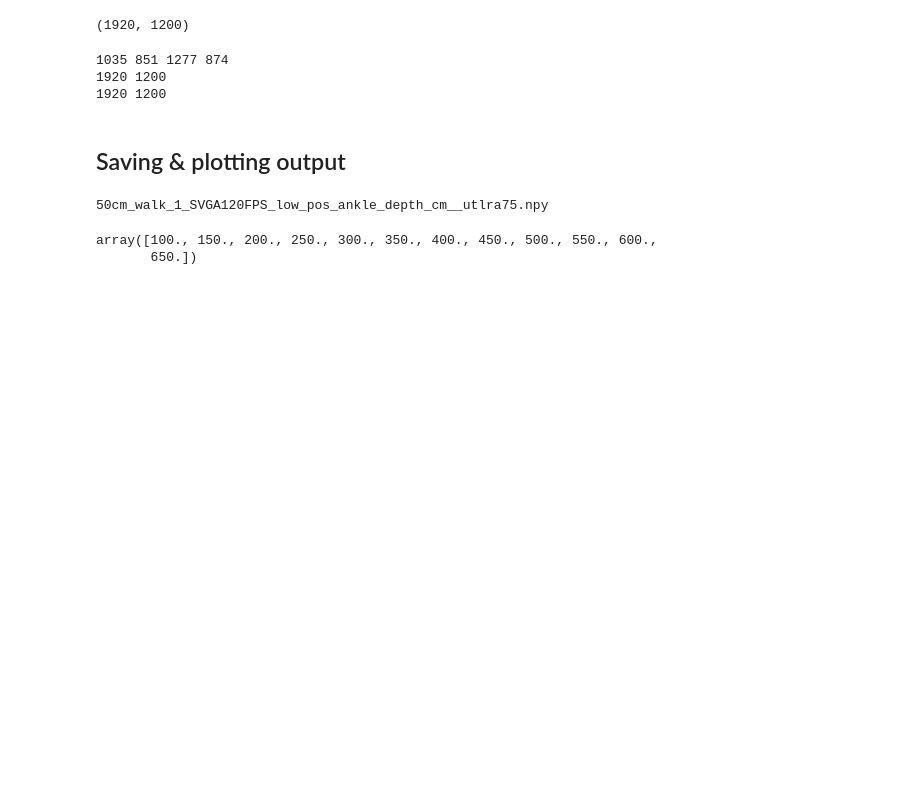
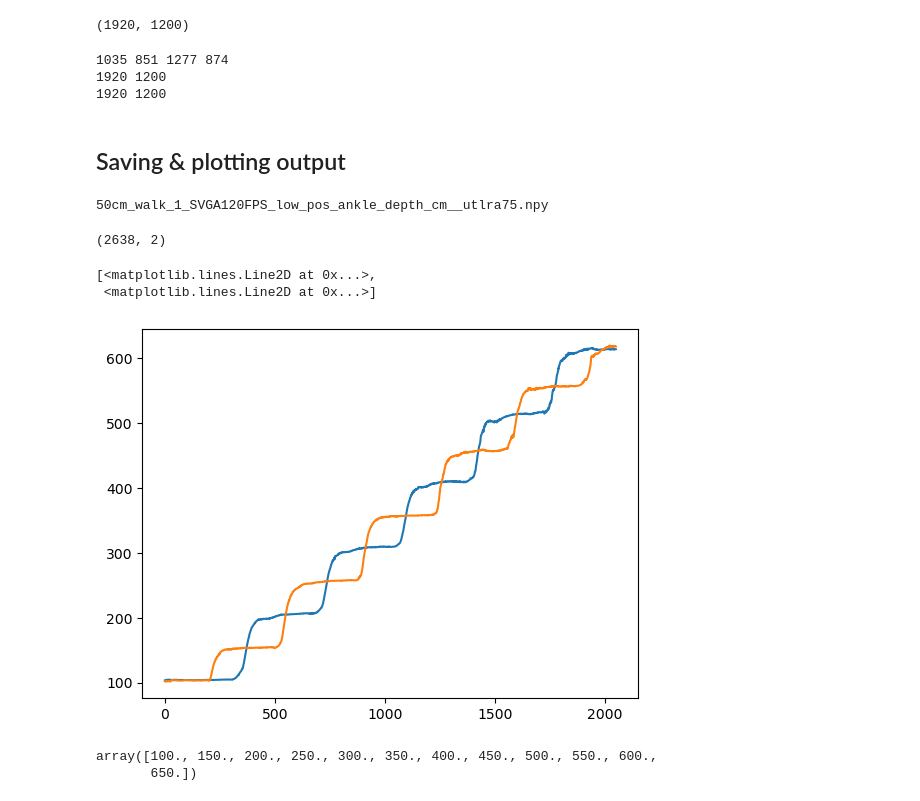
Before and after one commit to MateUnger/StereoVision, a Jupyter notebook: get_depth_of_keypoints.ipynb, the cells around one changed output. Cells and saved outputs as stored; diff of their text form; code cells hidden in the pictures; blank space fills up the shorter version.

```diff
--- a/get_depth_of_keypoints.ipynb
+++ b/get_depth_of_keypoints.ipynb
@@ -168,3 +164,17 @@ zed_ankle_depths = zed_ankle_depths[120:]
+# %%
+out_folder = "./saved_keypoint_depth"
+out_file_name = os.path.join(out_folder,"50cm_walk_1_HD120060FPS_low_pos_ankle_depth_cm__utlra75.npy")
+zed_ankle_depths = np.load(out_file_name)
+zed_ankle_depths.shape
+# %% [output]
+(2638, 2)
+# %%
+zed_ankle_depths = zed_ankle_depths[:2050]
+plt.plot(zed_ankle_depths)
+# %% [output]
+[<matplotlib.lines.Line2D at 0x...>,
+ <matplotlib.lines.Line2D at 0x...>]
+[figure, added]
 # %%
 y = np.linspace(100,650,12)
 y
```
Also changed, not shown: parts of 5 cells of this notebook, 11 other files.
